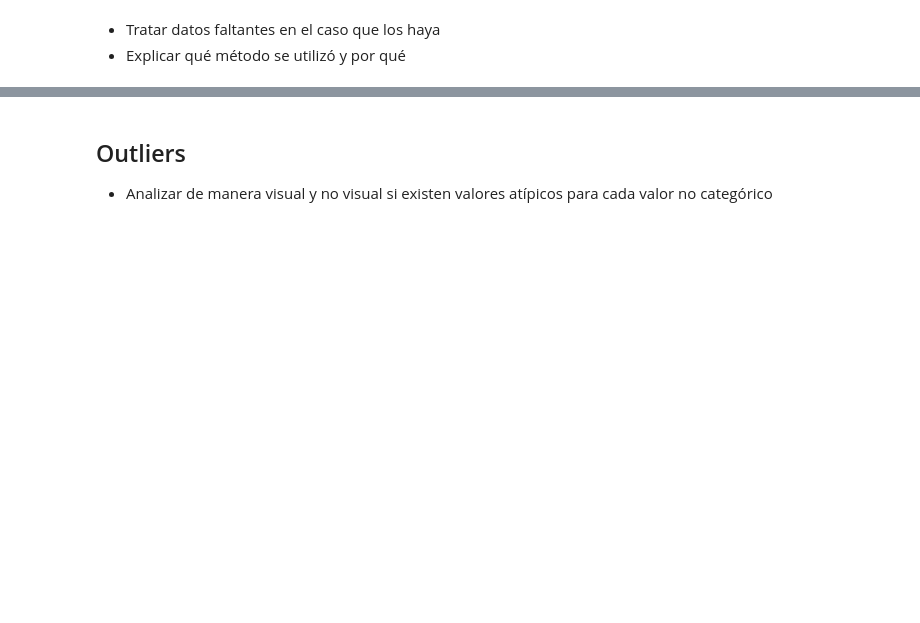
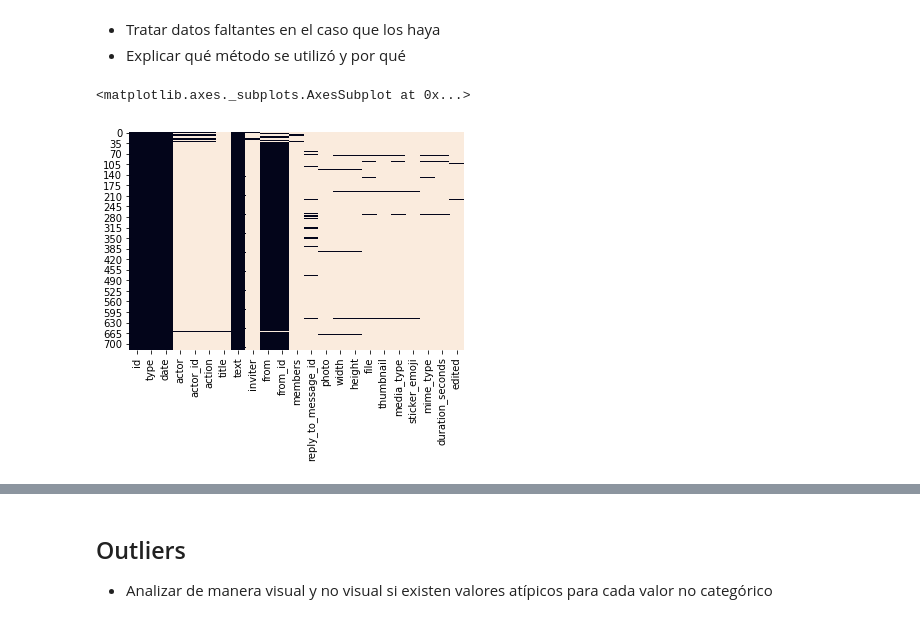
Before and after one commit to bossinblack/Dise-o-de-Base-de-Datos-II, a Jupyter notebook: tp3/TP3.ipynb, the cells around one changed output, grey strips where cells are left out. Saved outputs shown, nothing was run; the diff lists cells and outputs as text; code cells hidden in the pictures; blank space fills up the shorter version.

```diff
--- a/tp3/TP3.ipynb
+++ b/tp3/TP3.ipynb
@@ -255,3 +329,8 @@ faltantes_df
 # %% [markdown]
 - Tratar datos faltantes en el caso que los haya
 - Explicar qué método se utilizó y por qué
+# %%
+sns.heatmap(msn.isna(), cbar=False)
+# %% [output]
+<matplotlib.axes._subplots.AxesSubplot at 0x...>
+[figure, added]
```
Also changed, not shown: parts of 19 cells of this notebook.
